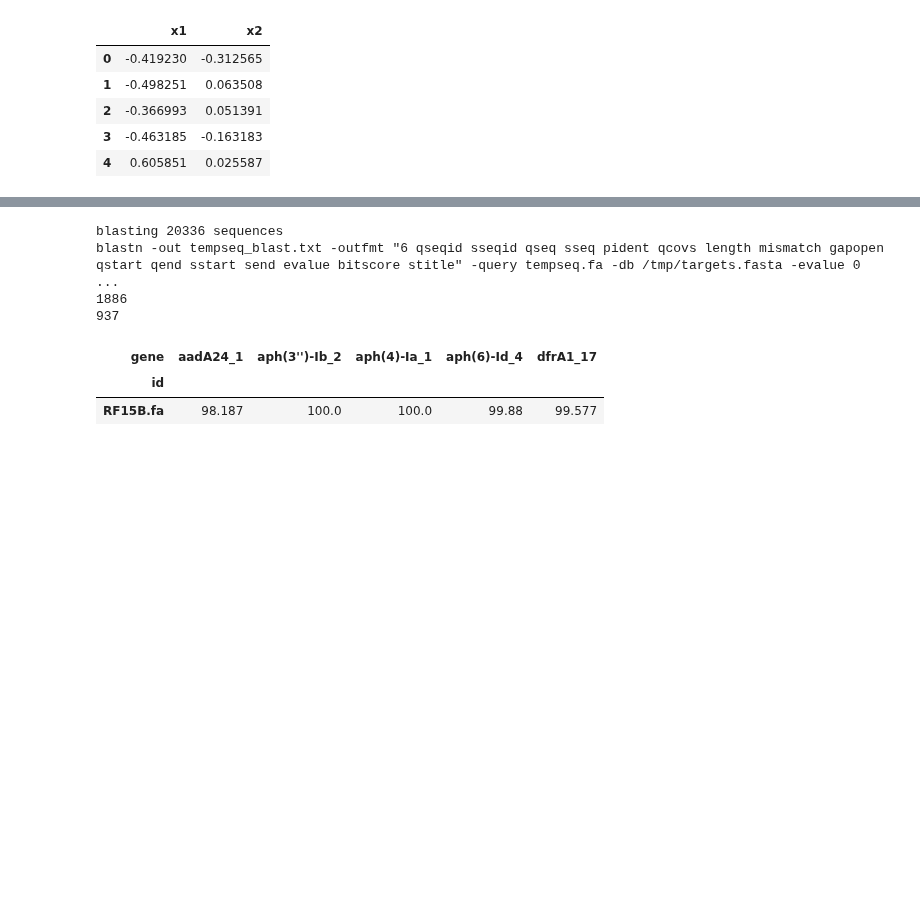
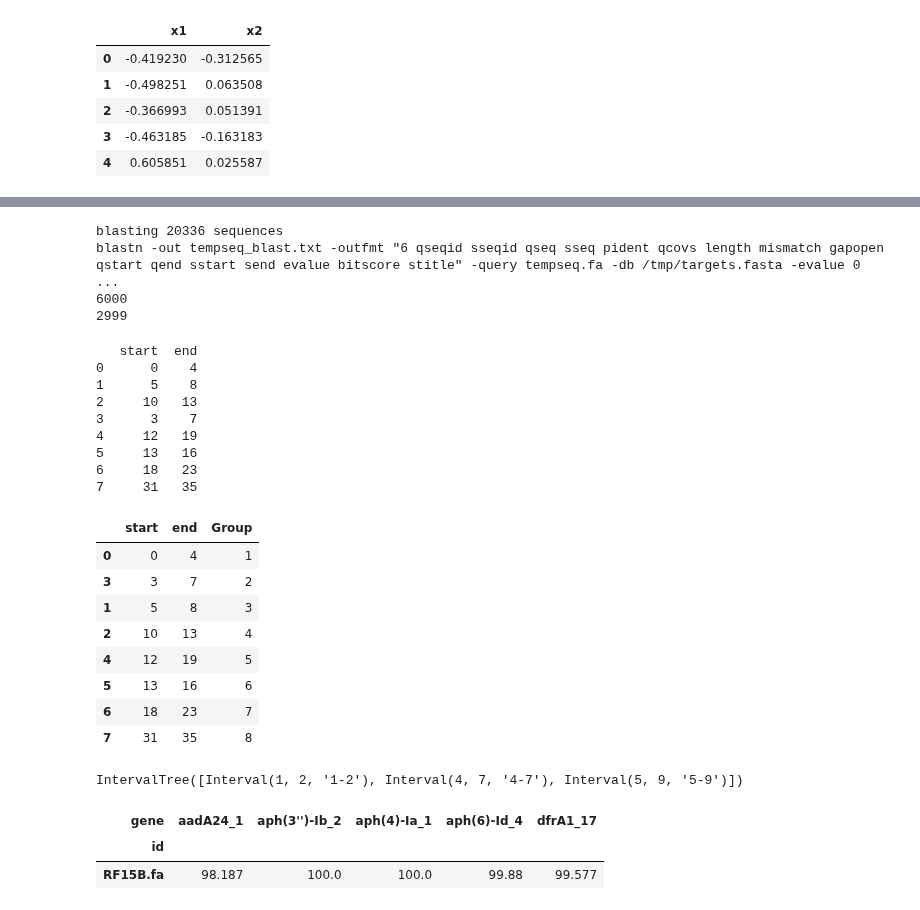
Before and after one commit to dmnfarrell/pathogenie, a Jupyter notebook: notebooks/testing.ipynb, the cells around one changed output, grey strips where cells are left out. Saved outputs shown, nothing was run; the diff lists cells and outputs as text; code cells hidden in the pictures; blank space fills up the shorter version.

```diff
--- a/notebooks/testing.ipynb
+++ b/notebooks/testing.ipynb
@@ -200,11 +197,11 @@ def find_genes(target, ref='card', ident=90, coverage=75, duplicates=False, thre
     return bl
 
 filenames = glob.glob(os.path.join(app.datadir, '*.fa'))
-app.make_target_database(filenames[:2])
+app.make_target_database(filenames[:1])
 targfile = os.path.join(app.tempdir, 'targets.fasta')
 bl = find_genes(targfile, 'bacteria.16SrRNA', threads=10)
 # %% [output]
 blasting 20336 sequences
 blastn -out tempseq_blast.txt -outfmt "6 qseqid sseqid qseq sseq pident qcovs length mismatch gapopen qstart qend sstart send evalue bitscore stitle" -query tempseq.fa -db /tmp/targets.fasta -evalue 0 ...
-1886
-937
+6000
+2999
@@ -213,3 +208,40 @@ print (bl)
+# %%
+#find interval overlaps to determine duplicate gene hits inside contig
+df = pd.DataFrame({'start': [0,5,10,3,12,13,18,31], 'end':[4,8,13,7,19,16,23,35]})
+#df = pd.read_csv('intervals.csv')
+print (df)
+
+df=df.sort_values(['start','end'])
+df['Group']=((df.start.rolling(window=2,min_periods=1).min()-df.end.rolling(window=2,min_periods=1).max())<0).cumsum()
+df
+# %% [output]
+   start  end
+0      0    4
+1      5    8
+2     10   13
+3      3    7
+4     12   19
+5     13   16
+6     18   23
+7     31   35
+|  | start | end | Group |
+| 0 | 0 | 4 | 1 |
+| 3 | 3 | 7 | 2 |
+| 1 | 5 | 8 | 3 |
+| 2 | 10 | 13 | 4 |
+| 4 | 12 | 19 | 5 |
+| 5 | 13 | 16 | 6 |
+| 6 | 18 | 23 | 7 |
+| 7 | 31 | 35 | 8 |
+# %%
+from intervaltree import Interval, IntervalTree
+ivs = [(1, 2), (4, 7), (5, 9)]
+t = IntervalTree(
+ Interval(begin, end, "%d-%d" % (begin, end)) for begin, end in ivs
+)
+t
+# %% [output]
+IntervalTree([Interval(1, 2, '1-2'), Interval(4, 7, '4-7'), Interval(5, 9, '5-9')])
 # %%
 dist = 20
 x=bl.sort_values(by=["contig","sstart"],ascending=False)
```
Also changed, not shown: parts of 2 cells of this notebook, 3 other files.
